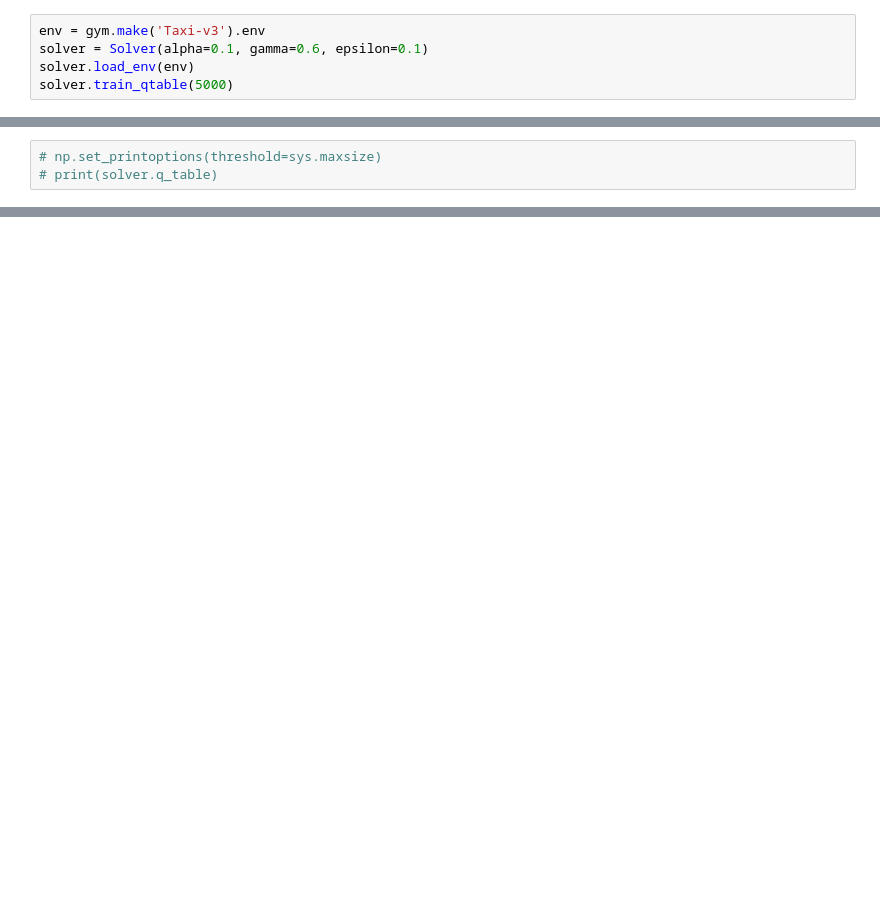
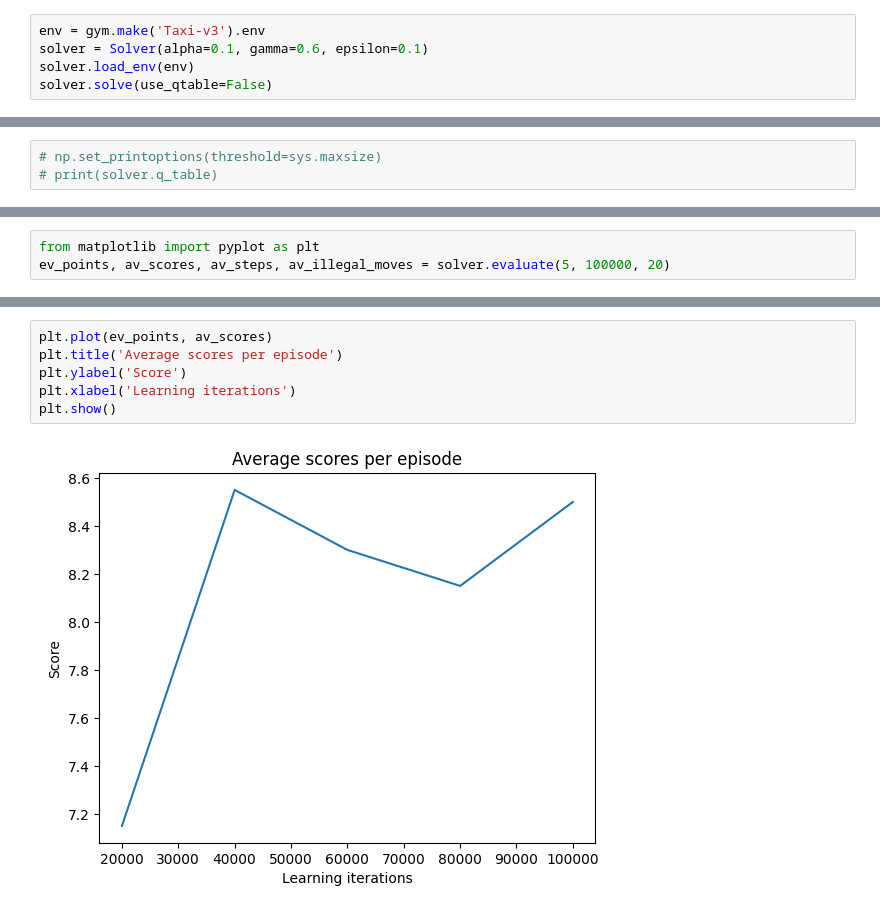
Before and after one commit to kbugala4/WSI_2022Z, a Jupyter notebook: lab6/report/report.ipynb, the cells around one changed output, grey strips where cells are left out. Cells and saved outputs as stored; diff of their text form; blank space fills up the shorter version.

Commit message:
report init, solver done

```diff
--- a/lab6/report/report.ipynb
+++ b/lab6/report/report.ipynb
@@ -8,5 +9,5 @@ from math import inf
 env = gym.make('Taxi-v3').env
 solver = Solver(alpha=0.1, gamma=0.6, epsilon=0.1)
 solver.load_env(env)
-solver.train_qtable(5000)
+solver.solve(use_qtable=False)
 # %% [output]
@@ -53,0 +18,3 @@ Is finished after 1979 steps
+# %%
+from matplotlib import pyplot as plt
+ev_points, av_scores, av_steps, av_illegal_moves = solver.evaluate(5, 100000, 20)
@@ -53,0 +39,8 @@ Is finished after 1979 steps
+# %%
+plt.plot(ev_points, av_scores)
+plt.title('Average scores per episode')
+plt.ylabel('Score')
+plt.xlabel('Learning iterations')
+plt.show()
+# %% [output]
+[figure, added]
```
Also changed, not shown: parts of 5 cells of this notebook, 1 other file.
